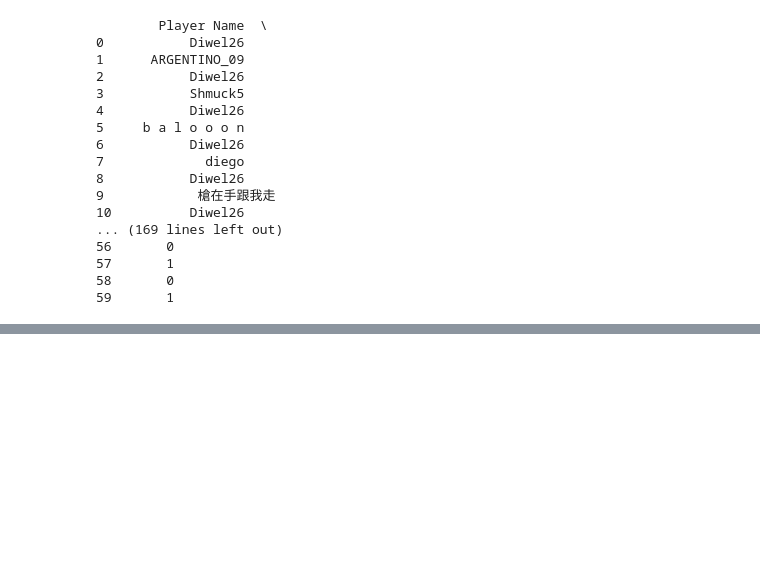
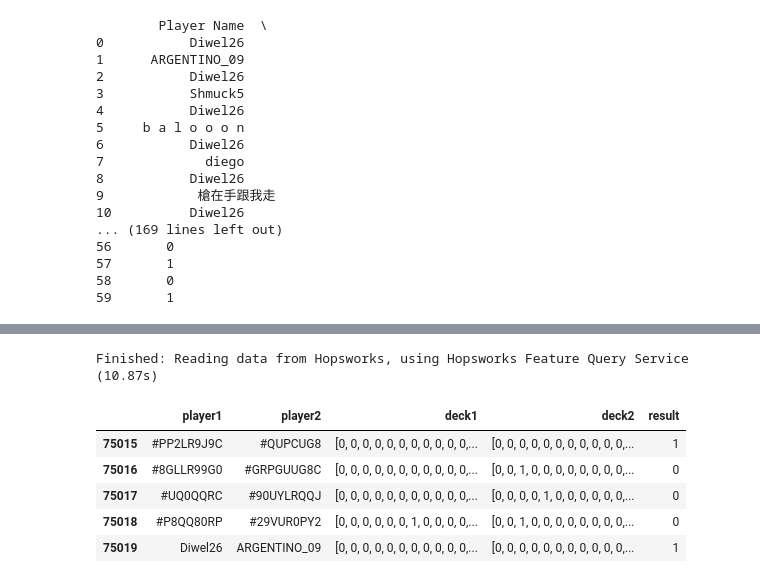
Before and after one commit to Grandediw/Clash-Royale-Project, a Jupyter notebook: notebooks/2_clash_royale_feature_pipeline.nbconvert.ipynb, the cells around one changed output, grey strips where cells are left out. Cells and saved outputs as stored; diff of their text form; code cells hidden in the pictures; blank space fills up the shorter version.

Commit message:
Clash Royale Dashboard published
Signed-off-by: github-actions[bot] <41898282+github-actions[bot]@users.noreply.github.com>

```diff
--- a/notebooks/2_clash_royale_feature_pipeline.nbconvert.ipynb
+++ b/notebooks/2_clash_royale_feature_pipeline.nbconvert.ipynb
@@ -345,16 +345,22 @@ fs = project.get_feature_store()
 # df = ...
 
 # 5. Create (or get) a feature group
-cr_feature_group = fs.get_or_create_feature_group(
-    name="clash_royale_onehotencoding",
+cr_feature_group = fs.get_feature_group(
+    name="clash_royale_dataset_onehotencoding",
     version=5,
-    description="Clash Royale cleaned match features",
-    primary_key=["Player1"],  # columns that uniquely identify each row
-    online_enabled=True
 )
 
-# 6. Insert data into the feature group
-cr_feature_group.insert(df)
 
-print("DataFrame inserted into Hopsworks Feature Store successfully!")
+df['deck1'] = df['deck1'].apply(lambda x: [int(i) for i in x])
+df['deck2'] = df['deck2'].apply(lambda x: [int(i) for i in x])
+
+# Convert result to string
+df['result'] = df['result'].astype(str)
+# Reverse the order of rows in the DataFrame
+df_inverted = df.iloc[::-1]
+
+# Insert the inverted DataFrame into the Feature Store
+cr_feature_group.insert(df_inverted)
+
+print("Inverted DataFrame inserted into Hopsworks Feature Store successfully!")
 # %% [output]
@@ -372,0 +379,13 @@ DataFrame inserted into Hopsworks Feature Store successfully!
+# %%
+jg = cr_feature_group.read()
+# %% [output]
+Finished: Reading data from Hopsworks, using Hopsworks Feature Query Service (10.87s)
+# %%
+jg.tail()
+# %% [output]
+|  | player1 | player2 | deck1 | deck2 | result |
+| 75015 | #PP2LR9J9C | #QUPCUG8 | [0, 0, 0, 0, 0, 0, 0, 0, 0, 0, 0,... | [0, 0, 0, 0, 0, 0, 0, 0, 0, 0, 0,... | 1 |
+| 75016 | #8GLLR99G0 | #GRPGUUG8C | [0, 0, 0, 0, 0, 0, 0, 0, 0, 0, 0,... | [0, 0, 1, 0, 0, 0, 0, 0, 0, 0, 0,... | 0 |
+| 75017 | #UQ0QQRC | #90UYLRQQJ | [0, 0, 0, 0, 0, 0, 0, 0, 0, 0, 0,... | [0, 0, 0, 0, 1, 0, 0, 0, 0, 0, 0,... | 0 |
+| 75018 | #P8QQ80RP | #29VUR0PY2 | [0, 0, 0, 0, 0, 0, 1, 0, 0, 0, 0,... | [0, 0, 1, 0, 0, 0, 0, 0, 0, 0, 0,... | 0 |
+| 75019 | Diwel26 | ARGENTINO_09 | [0, 0, 0, 0, 0, 0, 0, 0, 0, 0, 0,... | [0, 0, 0, 0, 0, 0, 0, 0, 0, 0, 0,... | 1 |
```
Also changed, not shown: parts of 3 cells of this notebook, 6 other files.
